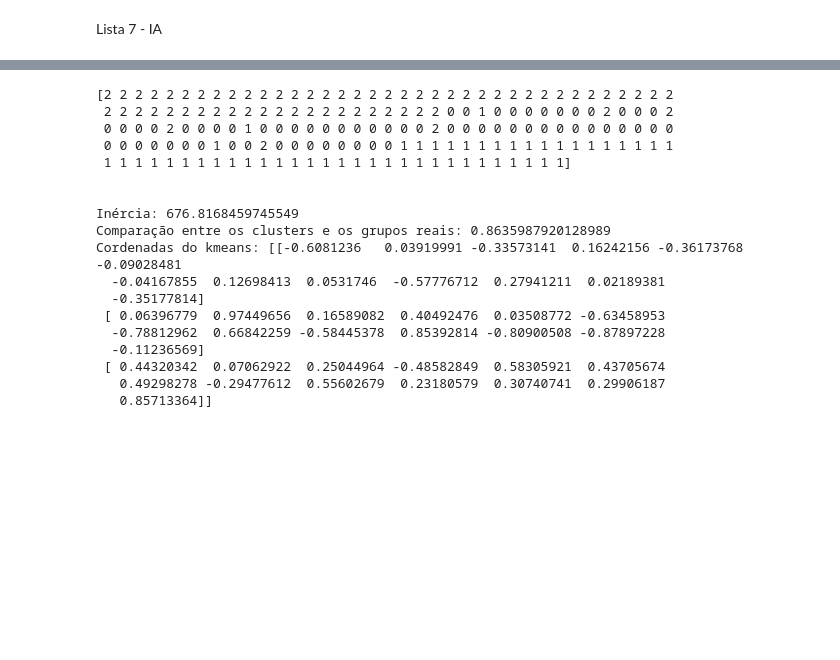
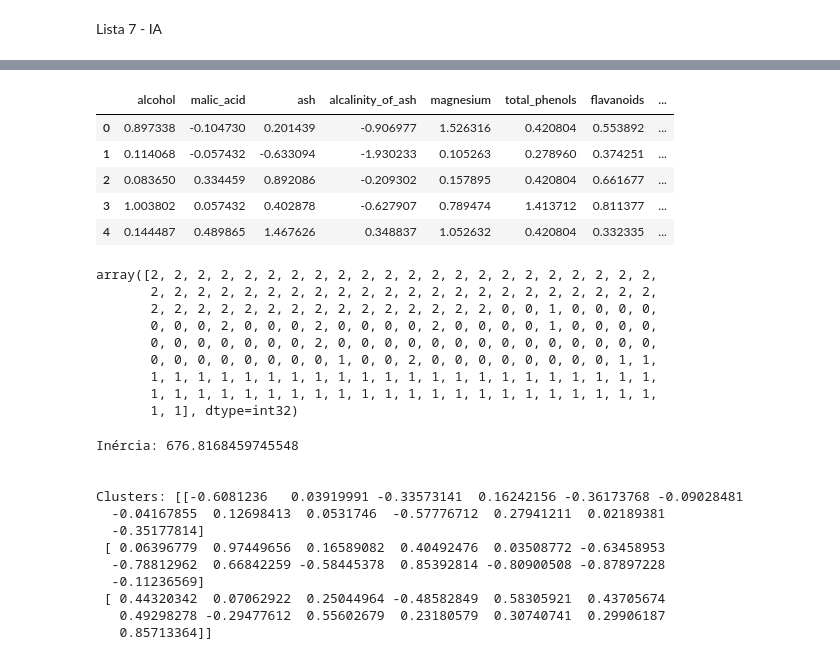
Before and after one commit to pedromarq40/Fundamentos-de-IA, a Jupyter notebook: LISTAS/lista7.ipynb, the cells around one changed output, grey strips where cells are left out. Drawn from its saved outputs; the diff is of its cells as text; code cells hidden in the pictures; blank space fills up the shorter version.

```diff
--- a/LISTAS/lista7.ipynb
+++ b/LISTAS/lista7.ipynb
@@ -62,45 +74,52 @@ plt.show()
 # %%
 #Questão 3
 
 from sklearn.cluster import KMeans
 from sklearn.preprocessing import RobustScaler
-from sklearn.metrics import adjusted_rand_score
 
 scaler = RobustScaler()
-X_escalonado = scaler.fit_transform(X)
+X_normalizado = pd.DataFrame(scaler.fit_transform(X), columns=df.columns)
+display(X_normalizado.head(5))
 
-kmeans = KMeans(n_clusters=3, random_state=42)
+km = KMeans(n_clusters=3, random_state=42)
 
-predict = kmeans.fit_predict(X_escalonado)
+predict = km.fit_predict(X_normalizado)
 
-print(predict)
+display(predict)
 print('\n')
 
-print(f'Inércia: {kmeans.inertia_}')
+print(f'Inércia: {km.inertia_}')
 print('\n')
 
-score = adjusted_rand_score(Y, predict)
-print(f'Comparação entre os clusters e os grupos reais: {score}')
-print(f'Cordenadas do kmeans: {kmeans.cluster_centers_}')
+print(f'Clusters: {km.cluster_centers_}')
 # %% [output]
+|  | alcohol | malic_acid | ash | alcalinity_of_ash | magnesium | total_phenols | flavanoids | ... |
+| 0 | 0.897338 | -0.104730 | 0.201439 | -0.906977 | 1.526316 | 0.420804 | 0.553892 | ... |
+| 1 | 0.114068 | -0.057432 | -0.633094 | -1.930233 | 0.105263 | 0.278960 | 0.374251 | ... |
+| 2 | 0.083650 | 0.334459 | 0.892086 | -0.209302 | 0.157895 | 0.420804 | 0.661677 | ... |
+| 3 | 1.003802 | 0.057432 | 0.402878 | -0.627907 | 0.789474 | 1.413712 | 0.811377 | ... |
+| 4 | 0.144487 | 0.489865 | 1.467626 | 0.348837 | 1.052632 | 0.420804 | 0.332335 | ... |
-[2 2 2 2 2 2 2 2 2 2 2 2 2 2 2 2 2 2 2 2 2 2 2 2 2 2 2 2 2 2 2 2 2 2 2 2 2
- 2 2 2 2 2 2 2 2 2 2 2 2 2 2 2 2 2 2 2 2 2 2 0 0 1 0 0 0 0 0 0 0 2 0 0 0 2
- 0 0 0 0 2 0 0 0 0 1 0 0 0 0 0 0 0 0 0 0 0 2 0 0 0 0 0 0 0 0 0 0 0 0 0 0 0
- 0 0 0 0 0 0 0 1 0 0 2 0 0 0 0 0 0 0 0 1 1 1 1 1 1 1 1 1 1 1 1 1 1 1 1 1 1
- 1 1 1 1 1 1 1 1 1 1 1 1 1 1 1 1 1 1 1 1 1 1 1 1 1 1 1 1 1 1]
-
-
-Inércia: 676.8168459745549
-Comparação entre os clusters e os grupos reais: 0.8635987920128989
-Cordenadas do kmeans: [[-0.6081236   0.03919991 -0.33573141  0.16242156 -0.36173768 -0.09028481
-  -0.04167855  0.12698413  0.0531746  -0.57776712  0.27941211  0.02189381
-  -0.35177814]
- [ 0.06396779  0.97449656  0.16589082  0.40492476  0.03508772 -0.63458953
-  -0.78812962  0.66842259 -0.58445378  0.85392814 -0.80900508 -0.87897228
-  -0.11236569]
- [ 0.44320342  0.07062922  0.25044964 -0.48582849  0.58305921  0.43705674
-   0.49298278 -0.29477612  0.55602679  0.23180579  0.30740741  0.29906187
-   0.85713364]]
+array([2, 2, 2, 2, 2, 2, 2, 2, 2, 2, 2, 2, 2, 2, 2, 2, 2, 2, 2, 2, 2, 2,
+       2, 2, 2, 2, 2, 2, 2, 2, 2, 2, 2, 2, 2, 2, 2, 2, 2, 2, 2, 2, 2, 2,
+       2, 2, 2, 2, 2, 2, 2, 2, 2, 2, 2, 2, 2, 2, 2, 0, 0, 1, 0, 0, 0, 0,
+       0, 0, 0, 2, 0, 0, 0, 2, 0, 0, 0, 0, 2, 0, 0, 0, 0, 1, 0, 0, 0, 0,
+       0, 0, 0, 0, 0, 0, 0, 2, 0, 0, 0, 0, 0, 0, 0, 0, 0, 0, 0, 0, 0, 0,
+       0, 0, 0, 0, 0, 0, 0, 0, 1, 0, 0, 2, 0, 0, 0, 0, 0, 0, 0, 0, 1, 1,
+       1, 1, 1, 1, 1, 1, 1, 1, 1, 1, 1, 1, 1, 1, 1, 1, 1, 1, 1, 1, 1, 1,
+       1, 1, 1, 1, 1, 1, 1, 1, 1, 1, 1, 1, 1, 1, 1, 1, 1, 1, 1, 1, 1, 1,
+       1, 1], dtype=int32)
+Inércia: 676.8168459745548
+
+
+Clusters: [[-0.6081236   0.03919991 -0.33573141  0.16242156 -0.36173768 -0.09028481
+  -0.04167855  0.12698413  0.0531746  -0.57776712  0.27941211  0.02189381
+  -0.35177814]
+ [ 0.06396779  0.97449656  0.16589082  0.40492476  0.03508772 -0.63458953
+  -0.78812962  0.66842259 -0.58445378  0.85392814 -0.80900508 -0.87897228
+  -0.11236569]
+ [ 0.44320342  0.07062922  0.25044964 -0.48582849  0.58305921  0.43705674
+   0.49298278 -0.29477612  0.55602679  0.23180579  0.30740741  0.29906187
+   0.85713364]]
 # %%
 #Questão 4
 
```
Also changed, not shown: parts of 9 cells of this notebook, 2 other files.
